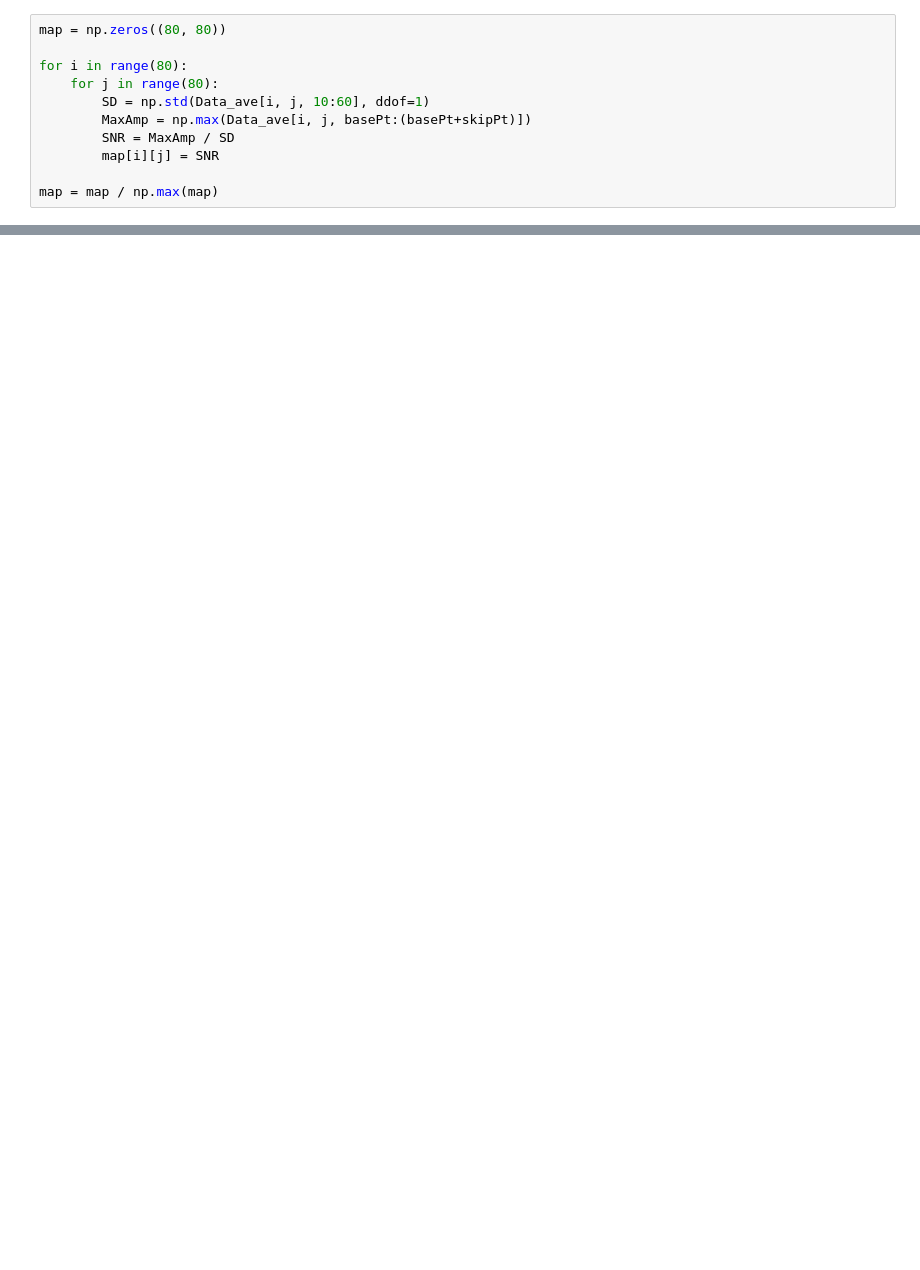
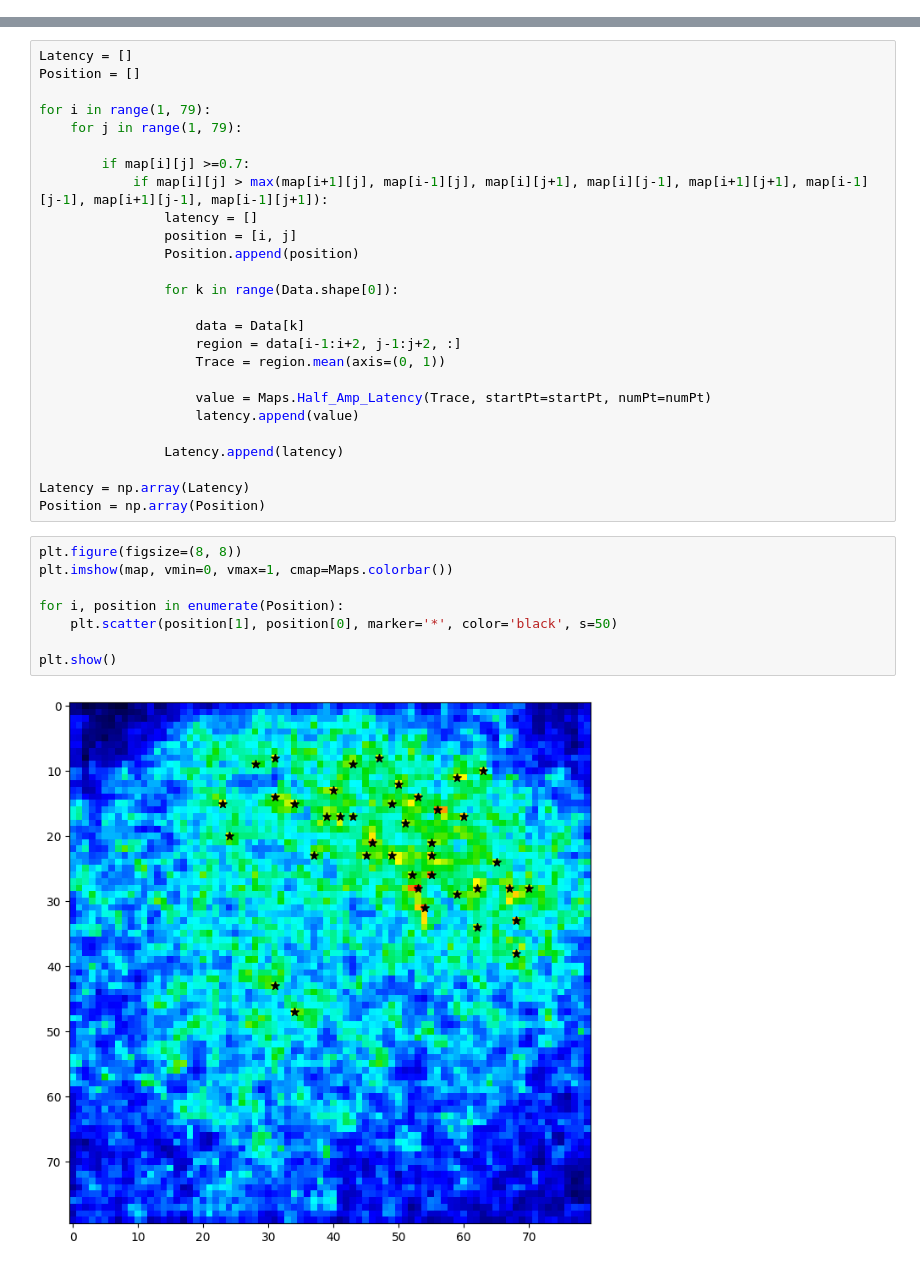
Before and after one commit to TianchengXu0420/ZDA_Adventure, a Jupyter notebook: RLI_TEST.ipynb, the cells around one changed output, grey strips where cells are left out. Saved outputs shown, nothing was run; the diff lists cells and outputs as text; blank space fills up the shorter version.

```diff
--- a/RLI_TEST.ipynb
+++ b/RLI_TEST.ipynb
@@ -29,11 +35,0 @@ Data_ave = np.mean(Data, axis=0)
-# %%
-map = np.zeros((80, 80))
-
-for i in range(80):
-    for j in range(80):
-        SD = np.std(Data_ave[i, j, 10:60], ddof=1)
-        MaxAmp = np.max(Data_ave[i, j, basePt:(basePt+skipPt)])
-        SNR = MaxAmp / SD
-        map[i][j] = SNR
-
-map = map / np.max(map)
@@ -45,0 +41,36 @@ plt.show()
+# %%
+Latency = []
+Position = []
+
+for i in range(1, 79):
+    for j in range(1, 79):
+
+        if map[i][j] >=0.7:
+            if map[i][j] > max(map[i+1][j], map[i-1][j], map[i][j+1], map[i][j-1], map[i+1][j+1], map[i-1][j-1], map[i+1][j-1], map[i-1][j+1]):
+                latency = []
+                position = [i, j]
+                Position.append(position)
+
+                for k in range(Data.shape[0]):
+
+                    data = Data[k]
+                    region = data[i-1:i+2, j-1:j+2, :]
+                    Trace = region.mean(axis=(0, 1))
+
+                    value = Maps.Half_Amp_Latency(Trace, startPt=startPt, numPt=numPt)
+                    latency.append(value)
+
+                Latency.append(latency)
+
+Latency = np.array(Latency)
+Position = np.array(Position)
+# %%
+plt.figure(figsize=(8, 8))
+plt.imshow(map, vmin=0, vmax=1, cmap=Maps.colorbar())
+
+for i, position in enumerate(Position):
+    plt.scatter(position[1], position[0], marker='*', color='black', s=50)
+
+plt.show()
+# %% [output]
+[figure, added]
```
Also changed, not shown: parts of 6 cells of this notebook.
